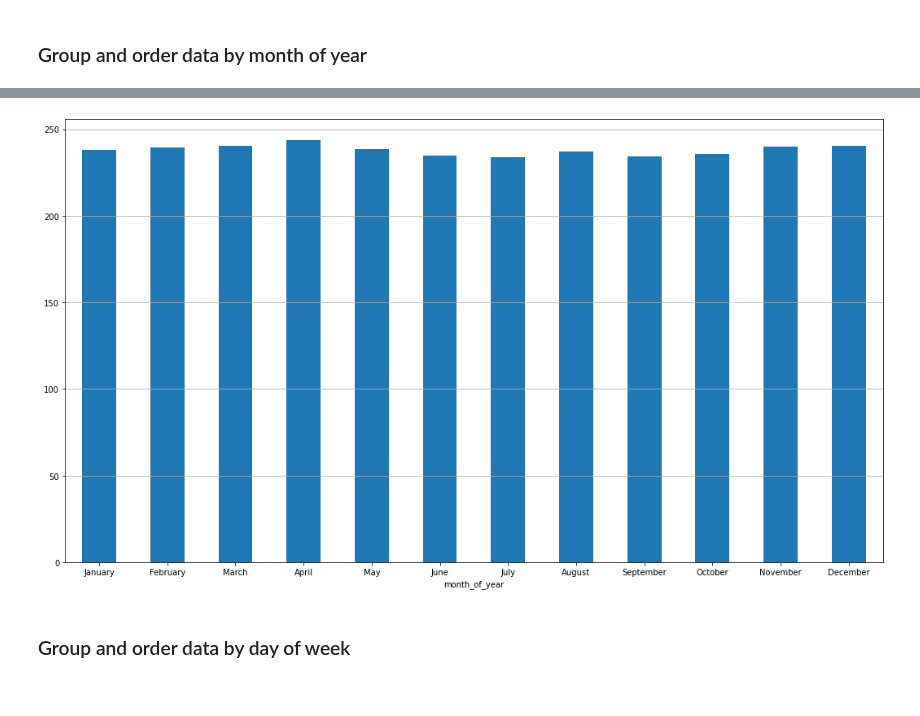
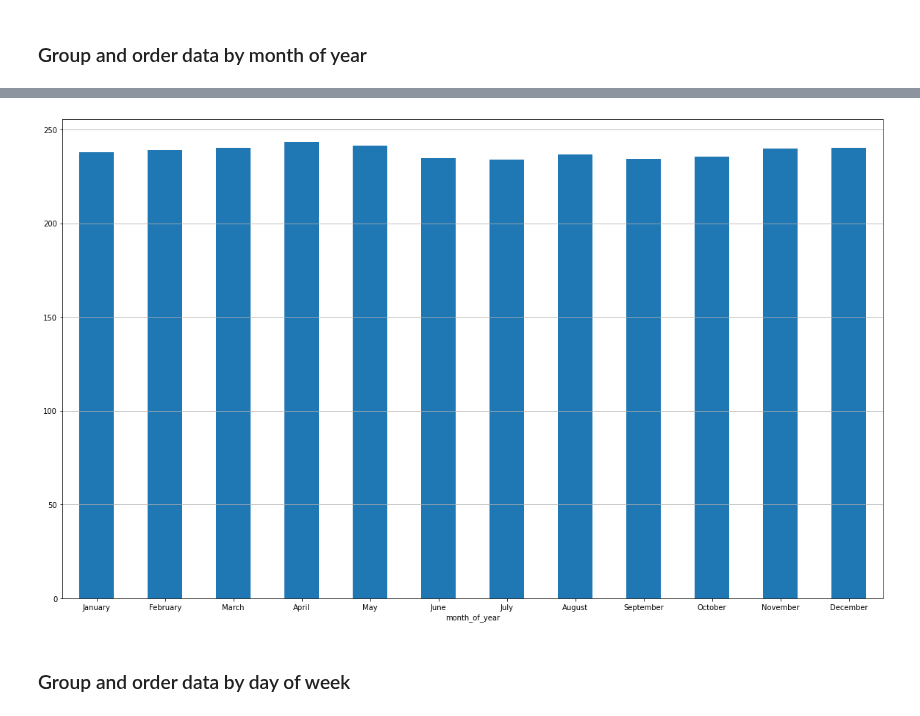
Before and after one commit to eshraongithub/global_sustainable_equity_fund_etl_and_time_series_forecasting, a Jupyter notebook: gesf_descriptive_analysis.ipynb, the cells around one changed output, grey strips where cells are left out. Drawn from its saved outputs; the diff is of its cells as text; code cells hidden in the pictures.

```diff
--- a/gesf_descriptive_analysis.ipynb
+++ b/gesf_descriptive_analysis.ipynb
@@ -53,12 +53,12 @@ month_of_year
 | November | 239.922767 | 0.043050 |
 | December | 240.175870 | 0.004935 |
 # %%
-ax_month = month_of_year['Close'].plot.bar(rot=0, figsize=(18,10))
+ax_month = month_of_year['Close'].plot.bar(rot=0, figsize=(20,12))
 
 ax_month.grid('on', which='minor', axis='y')
 ax_month.grid('off', which='major', axis='y')
 # %% [output]
-[figure, old version]
+[figure, new version]
 # %% [markdown]
 ### Group and order data by day of week
 # %%
```
Also changed, not shown: parts of 2 cells of this notebook.
